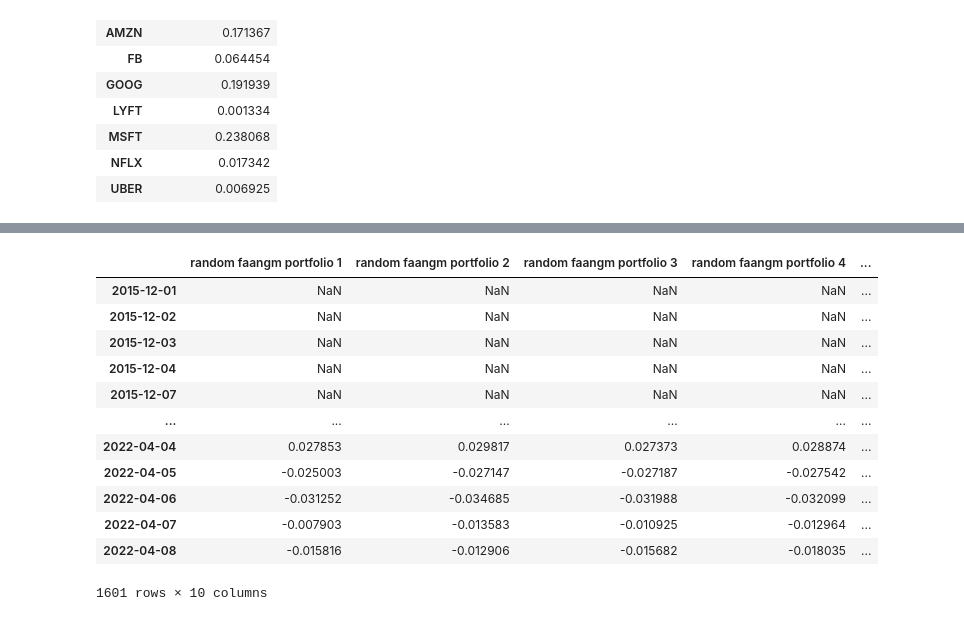
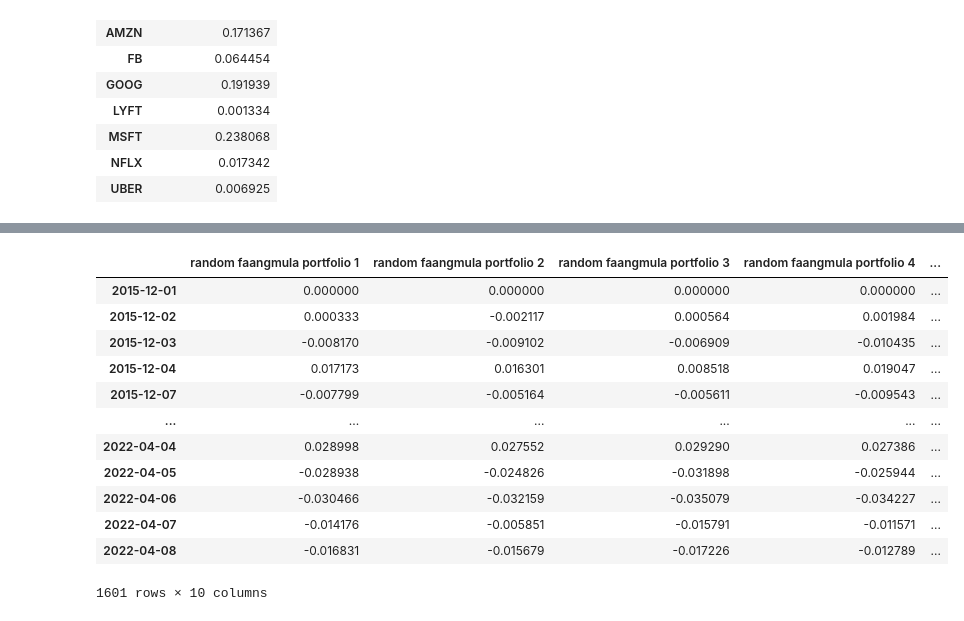
Before and after one commit to kennethologist/UPENN-GP4-P1, a Jupyter notebook: notebooks/alex.ipynb, the cells around one changed output, grey strips where cells are left out. Saved outputs shown, nothing was run; the diff lists cells and outputs as text; code cells hidden in the pictures.

```diff
--- a/notebooks/alex.ipynb
+++ b/notebooks/alex.ipynb
@@ -40,11 +40,11 @@ print(type(kraken_secret_key))
 # %%
 alpaca = alpaca_api.REST(alpaca_api_key, alpaca_secret_key, api_version="v2")
 
-faangm_tickers =  ['AAPL',  'ABNB', 'AMZN', 'FB', 'GOOG', 'LYFT', 'MSFT', 'NFLX', 'UBER']
+faangmula_tickers =  ['AAPL',  'ABNB', 'AMZN', 'FB', 'GOOG', 'LYFT', 'MSFT', 'NFLX', 'UBER']
 start = pd.Timestamp('2015-12-01', tz='America/New_York').isoformat()
 
-faangm_original = alpaca.get_bars(faangm_tickers, alpaca_api.TimeFrame.Day, start = start).df
-faangm_original
+faangmula_original = alpaca.get_bars(faangmula_tickers, alpaca_api.TimeFrame.Day, start = start).df
+faangmula_original
 # %% [output]
 |  | open | high | low | close | volume | trade_count | vwap | symbol |
 | timestamp |  |  |  |  |  |  |  |  |
@@ -61,10 +61,10 @@ faangm_original
 | 2022-04-08 04:00:00+00:00 | 31.87 | 32.551 | 31.580 | 32.05 | 17958279 | 132296 | 32.171104 | UBER |
 11442 rows × 8 columns
 # %%
-faangm = faangm_original.drop(['open', 'high', 'low', 'volume', 'trade_count', 'vwap'], axis = 1).pivot(columns = 'symbol')
-faangm.index = faangm.index.date
-faangm.columns = faangm_tickers
-faangm
+faangmula = faangmula_original.drop(['open', 'high', 'low', 'volume', 'trade_count', 'vwap'], axis = 1).pivot(columns = 'symbol')
+faangmula.index = faangmula.index.date
+faangmula.columns = faangmula_tickers
+faangmula
 # %% [output]
 |  | AAPL | ABNB | AMZN | FB | GOOG | LYFT | MSFT | NFLX | UBER |
 | 2015-12-01 | 117.34 | NaN | 679.06 | 107.12 | 767.04 | NaN | 55.22 | 125.37 | NaN |
@@ -131,0 +118,3 @@ random_faangm_portfolios
+# %%
+random_faangmula_portfolios = random_portfolios_generator(faangmula_tickers, 10)
+random_faangmula_portfolios
@@ -132,26 +132,26 @@ random_faangm_portfolios
 # %%
-random_faangm_daily_returns_list = []
-for n in range(0, (len(random_faangm_portfolios.columns) - 1)):
-        random_faangm_daily_returns_list.append(faangm.pct_change().dot(list(random_faangm_portfolios.loc[:, f'random weights {n + 1}'])))
+random_faangmula_daily_returns_list = []
+for n in range(0, (len(random_faangmula_portfolios.columns) - 1)):
+        random_faangmula_daily_returns_list.append(faangmula.pct_change().fillna(0.0).dot(list(random_faangmula_portfolios.loc[:, f'random weights {n + 1}'])))
 
-random_faangm_daily_returns = pd.concat(random_faangm_daily_returns_list, axis = 'columns', join = 'inner')
+random_faangmula_daily_returns = pd.concat(random_faangmula_daily_returns_list, axis = 'columns', join = 'inner')
 
-for n in range(0, (len(random_faangm_portfolios.columns) - 1)):
-        random_faangm_daily_returns = random_faangm_daily_returns.rename(columns = {n: f'random faangm portfolio {n + 1}'})
+for n in range(0, (len(random_faangmula_portfolios.columns) - 1)):
+        random_faangmula_daily_returns = random_faangmula_daily_returns.rename(columns = {n: f'random faangmula portfolio {n + 1}'})
 
-random_faangm_daily_returns
+random_faangmula_daily_returns
 # %% [output]
-|  | random faangm portfolio 1 | random faangm portfolio 2 | random faangm portfolio 3 | random faangm portfolio 4 | ... |
-| 2015-12-01 | NaN | NaN | NaN | NaN | ... |
-| 2015-12-02 | NaN | NaN | NaN | NaN | ... |
-| 2015-12-03 | NaN | NaN | NaN | NaN | ... |
-| 2015-12-04 | NaN | NaN | NaN | NaN | ... |
-| 2015-12-07 | NaN | NaN | NaN | NaN | ... |
+|  | random faangmula portfolio 1 | random faangmula portfolio 2 | random faangmula portfolio 3 | random faangmula portfolio 4 | ... |
+| 2015-12-01 | 0.000000 | 0.000000 | 0.000000 | 0.000000 | ... |
+| 2015-12-02 | 0.000333 | -0.002117 | 0.000564 | 0.001984 | ... |
+| 2015-12-03 | -0.008170 | -0.009102 | -0.006909 | -0.010435 | ... |
+| 2015-12-04 | 0.017173 | 0.016301 | 0.008518 | 0.019047 | ... |
+| 2015-12-07 | -0.007799 | -0.005164 | -0.005611 | -0.009543 | ... |
 | ... | ... | ... | ... | ... | ... |
-| 2022-04-04 | 0.027853 | 0.029817 | 0.027373 | 0.028874 | ... |
-| 2022-04-05 | -0.025003 | -0.027147 | -0.027187 | -0.027542 | ... |
-| 2022-04-06 | -0.031252 | -0.034685 | -0.031988 | -0.032099 | ... |
-| 2022-04-07 | -0.007903 | -0.013583 | -0.010925 | -0.012964 | ... |
-| 2022-04-08 | -0.015816 | -0.012906 | -0.015682 | -0.018035 | ... |
+| 2022-04-04 | 0.028998 | 0.027552 | 0.029290 | 0.027386 | ... |
+| 2022-04-05 | -0.028938 | -0.024826 | -0.031898 | -0.025944 | ... |
+| 2022-04-06 | -0.030466 | -0.032159 | -0.035079 | -0.034227 | ... |
+| 2022-04-07 | -0.014176 | -0.005851 | -0.015791 | -0.011571 | ... |
+| 2022-04-08 | -0.016831 | -0.015679 | -0.017226 | -0.012789 | ... |
 1601 rows × 10 columns
 # %%
```
Also changed, not shown: parts of 9 cells of this notebook.
